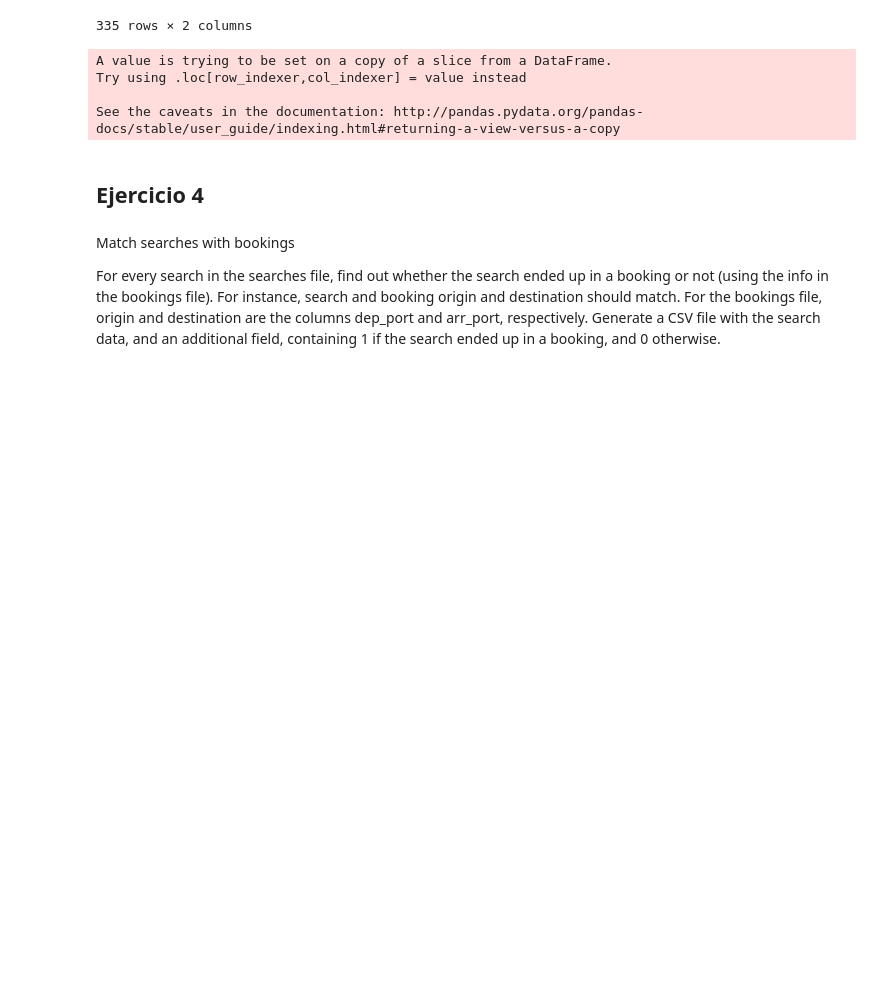
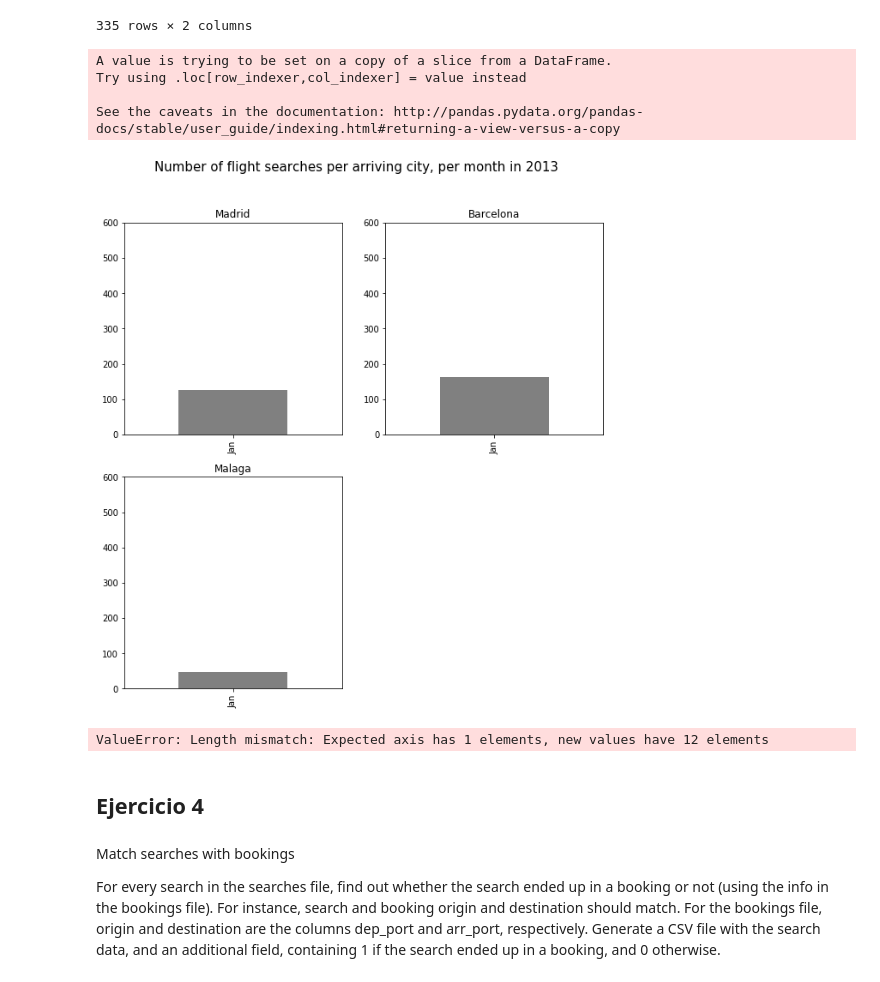
Before and after one commit to isabelpuche/Amadeus_Challenge, a Jupyter notebook: Amadeus_Challenge.ipynb, the cells around one changed output. Saved outputs shown, nothing was run; the diff lists cells and outputs as text; code cells hidden in the pictures; blank space fills up the shorter version.

Commit message:
Terminar ejercicio 2. Error en Bonus: ¿por qué no funciona el join?

```diff
--- a/Amadeus_Challenge.ipynb
+++ b/Amadeus_Challenge.ipynb
@@ -112,0 +155,19 @@ df1
+# %%
+df1 = pd.read_csv('/home/isabel/Documentos/Master_KSchool/04_Amadeus_Challenge/bookings.csv.bz2',\
+                  sep = "^", usecols = ["arr_port", "pax", "year"], iterator = True)
+# %%
+for i, chunk in enumerate(df1):
+    # Get chunk
+    chunk = df1.get_chunk(1000000)
+
+    # Drop duplicates
+    chunk = chunk.dropna()
+    # Filter for year 2013 and delete year column
+    chunk = chunk[chunk["year"] == 2013]
+    del chunk["year"]
+
+    # Create variable result_chunk
+    result_chunk = chunk.groupby(['arr_port']).sum()
+
+    # Append chunks in the resulting Data Frame:
+    all_chunks = all_chunks.append(result_chunk)
@@ -197,6 +353,43 @@ Try using .loc[row_indexer,col_indexer] = value instead
 See the caveats in the documentation: http://pandas.pydata.org/pandas-docs/stable/user_guide/indexing.html#returning-a-view-versus-a-copy
 # %%
 import matplotlib.pyplot as plt
+# %%
+# 4) Plot results
+
+# 4.1) Define airports and month
+airports = {"MAD":"Madrid","BCN":"Barcelona","AGP":"Malaga"}
+months = ["Jan","Feb","Mar","Apr","May","Jun","Jul","Ago","Sep","Oct","Nov","Dec"]
+
+# 4.2) Create figure
+fig = plt.figure(figsize = (10, 10))
+fig.suptitle('Number of flight searches per arriving city, per month in 2013', fontsize = 15)
+
+# 4.3) Aggregate and plot
+
+for i, airp in enumerate(airports):
+    ax = fig.add_subplot(2, 2, i + 1)
+    to_plot = df_filter[df_filter["Destination"] == airp].resample("M", on = "Date").count()
+    to_plot["Date"].plot(kind = "bar", title = airports[airp], color = "grey")
+    ax.set_xticklabels(months)
+    ax.xaxis.set_label_text("")
+    ax.set_ylim(0,600)
+    ax.spines['right'].set_visible(False)
+    ax.spines['top'].set_visible(False)
+# %% [output]
+[figure, added]
+# %%
+# Plot monthly searches for arriving city in one figure:
+
+new = pd.DataFrame()
+
+for i,airp in enumerate(airports):
+    to_plot2 = df_filter[df_filter["Destination"] == airp].resample("M", on = "Date").count()["Destination"]
+    new[airports[airp]]=to_plot2
+
+new.index = months
+new.plot(kind = "bar",figsize = (10,5), rot = 45, title = "Number of flight searches per arriving city, per month in 2013")
+# %% [output]
+ValueError: Length mismatch: Expected axis has 1 elements, new values have 12 elements
 # %% [markdown]
 ## Ejercicio 4
 # %% [markdown]
```
Also changed, not shown: parts of 30 cells of this notebook.
